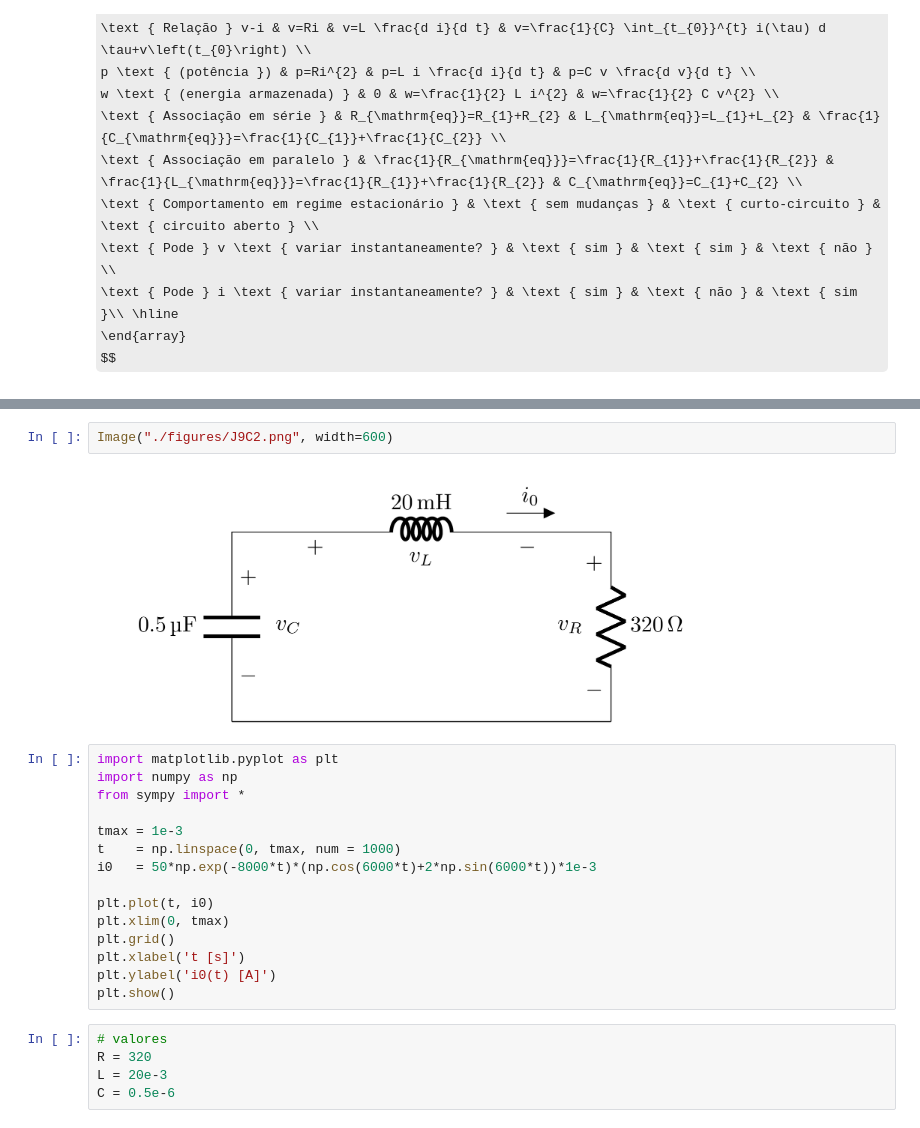
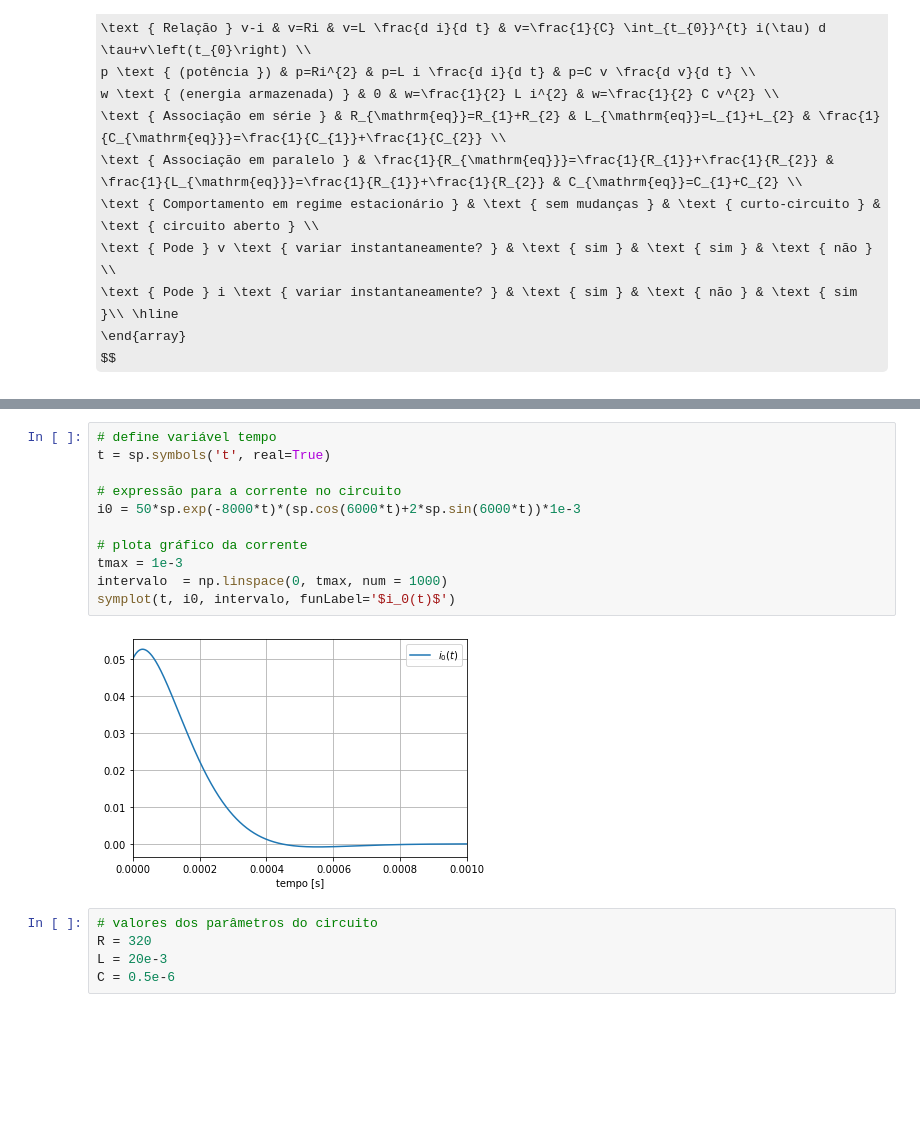
Before and after one commit to edsonportosilva/ElectricCircuits, a Jupyter notebook: Jupyter notebooks/Circuitos Eletricos I - Semana 6.2.ipynb, the cells around one changed output, grey strips where cells are left out. Cells and saved outputs as stored; diff of their text form; some formulas as TeX source; blank space fills up the shorter version.

```diff
--- a/Jupyter notebooks/Circuitos Eletricos I - Semana 6.2.ipynb
+++ b/Jupyter notebooks/Circuitos Eletricos I - Semana 6.2.ipynb
@@ -85,24 +92,18 @@ No circuito abaixo, sabe-se que $i_0(t)= 50e^{-8000t}[\cos(6000t)+2\mathrm{sen}(
-# %%
-Image("./figures/J9C2.png", width=600)
-# %% [output]
-[figure, removed]
-# %%
-import matplotlib.pyplot as plt
-import numpy as np
-from sympy import *
-
-tmax = 1e-3
-t    = np.linspace(0, tmax, num = 1000)
-i0   = 50*np.exp(-8000*t)*(np.cos(6000*t)+2*np.sin(6000*t))*1e-3
-
-plt.plot(t, i0)
-plt.xlim(0, tmax)
-plt.grid()
-plt.xlabel('t [s]')
-plt.ylabel('i0(t) [A]')
-plt.show()
+# %%
+# define variável tempo
+t = sp.symbols('t', real=True)
+
+# expressão para a corrente no circuito
+i0 = 50*sp.exp(-8000*t)*(sp.cos(6000*t)+2*sp.sin(6000*t))*1e-3
+
+# plota gráfico da corrente
+tmax = 1e-3
+intervalo  = np.linspace(0, tmax, num = 1000)
+symplot(t, i0, intervalo, funLabel='$i_0(t)$')
+# %% [output]
+[figure, added]
 # %%
-# valores
+# valores dos parâmetros do circuito
 R = 320
 L = 20e-3
 C = 0.5e-6
```
Also changed, not shown: parts of 14 cells of this notebook, 3 other files.
